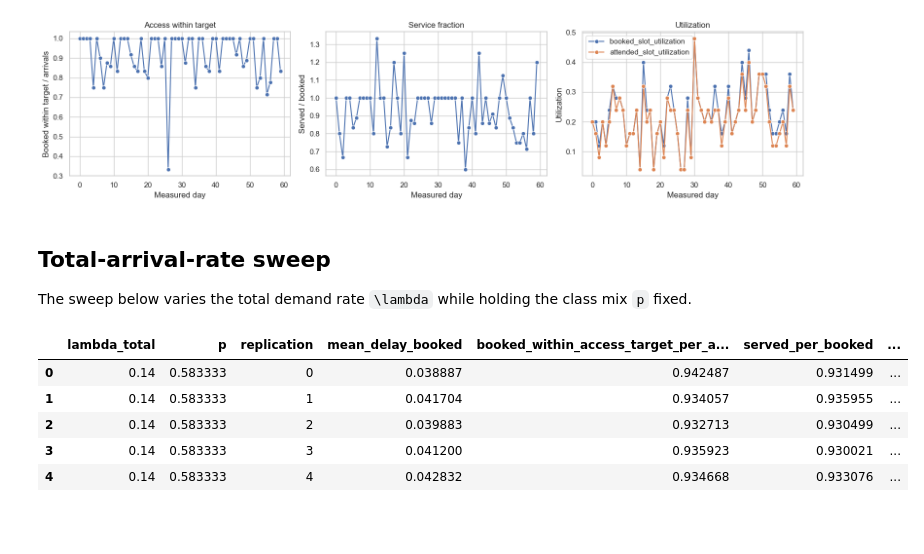
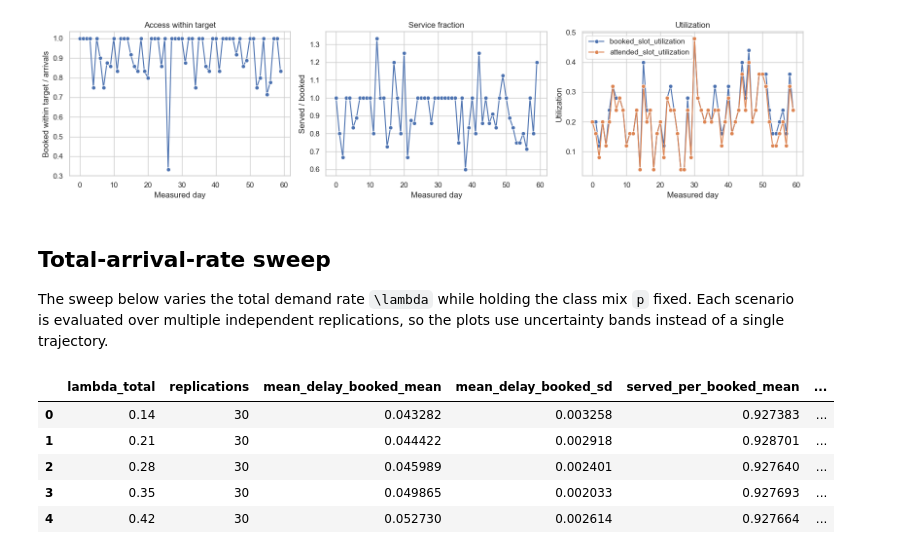
Before and after one commit to alexandre-sdd/research_cuimc_queuing, a Jupyter notebook: Notebooks/simulation.ipynb, the cells around one changed output. Cells and saved outputs as stored; diff of their text form; code cells hidden in the pictures; blank space fills up the shorter version.

```diff
--- a/Notebooks/simulation.ipynb
+++ b/Notebooks/simulation.ipynb
@@ -176,9 +178,10 @@ BASE_CLASSES = make_classes(**ACTIVE_CONFIG["classes"])
 BASE_POLICY = ACTIVE_CONFIG["policy"]
 BASE_P = ACTIVE_CONFIG["classes"]["class_1_share"]
 BASE_BALK_VARIANT = ACTIVE_CONFIG["classes"]["balk_variant"]
+SWEEP_REPLICATIONS = 30
 
 
-def sweep_total_arrival_rate(total_lambdas, replications=5, policy=None, p=None, balk_variant=None):
+def sweep_total_arrival_rate(total_lambdas, replications=SWEEP_REPLICATIONS, policy=None, p=None, balk_variant=None):
     p = BASE_P if p is None else p
     balk_variant = BASE_BALK_VARIANT if balk_variant is None else balk_variant
     aggregate_rows = []
@@ -324,20 +327,34 @@ plt.tight_layout()
 # %% [markdown]
 ## Total-arrival-rate sweep
 
-The sweep below varies the total demand rate `\lambda` while holding the class mix `p` fixed.
+The sweep below varies the total demand rate `\lambda` while holding the class mix `p` fixed. Each scenario is evaluated over multiple independent replications, so the plots use uncertainty bands instead of a single trajectory.
 # %%
 total_lambdas = [0.14, 0.21, 0.28, 0.35, 0.42]
-aggregate_df, class_df = sweep_total_arrival_rate(total_lambdas, replications=5, policy=FCFSPolicy())
+aggregate_df, class_df = sweep_total_arrival_rate(total_lambdas, replications=SWEEP_REPLICATIONS, policy=FCFSPolicy())
 
-display(aggregate_df.head())
+aggregate_summary = (
+    aggregate_df.groupby("lambda_total")
+    .agg(
+        replications=("replication", "nunique"),
+        mean_delay_booked_mean=("mean_delay_booked", "mean"),
+        mean_delay_booked_sd=("mean_delay_booked", "std"),
+        served_per_booked_mean=("served_per_booked", "mean"),
+        served_per_booked_sd=("served_per_booked", "std"),
+        booked_slot_utilization_mean=("booked_slot_utilization", "mean"),
+        booked_slot_utilization_sd=("booked_slot_utilization", "std"),
+    )
+    .reset_index()
+)
+
+display(aggregate_summary)
 class_df.head()
 # %% [output]
-|  | lambda_total | p | replication | mean_delay_booked | booked_within_access_target_per_a... | served_per_booked | ... |
-| 0 | 0.14 | 0.583333 | 0 | 0.038887 | 0.942487 | 0.931499 | ... |
-| 1 | 0.14 | 0.583333 | 1 | 0.041704 | 0.934057 | 0.935955 | ... |
-| 2 | 0.14 | 0.583333 | 2 | 0.039883 | 0.932713 | 0.930499 | ... |
-| 3 | 0.14 | 0.583333 | 3 | 0.041200 | 0.935923 | 0.930021 | ... |
-| 4 | 0.14 | 0.583333 | 4 | 0.042832 | 0.934668 | 0.933076 | ... |
+|  | lambda_total | replications | mean_delay_booked_mean | mean_delay_booked_sd | served_per_booked_mean | ... |
+| 0 | 0.14 | 30 | 0.043282 | 0.003258 | 0.927383 | ... |
+| 1 | 0.21 | 30 | 0.044422 | 0.002918 | 0.928701 | ... |
+| 2 | 0.28 | 30 | 0.045989 | 0.002401 | 0.927640 | ... |
+| 3 | 0.35 | 30 | 0.049865 | 0.002033 | 0.927693 | ... |
+| 4 | 0.42 | 30 | 0.052730 | 0.002614 | 0.927664 | ... |
 |  | class_id | label | mean_delay_booked | booked_within_access_target_per_a... | served_per_booked | lambda_total | p | ... |
 | 0 | 1 | class_1 (MRI-like) | 0.039960 | 0.953690 | 0.989378 | 0.14 | 0.583333 | ... |
 | 1 | 2 | class_2 (mental-health-like) | 0.037335 | 0.926730 | 0.847731 | 0.14 | 0.583333 | ... |
```
Also changed, not shown: parts of 3 cells of this notebook, 2 other files.
